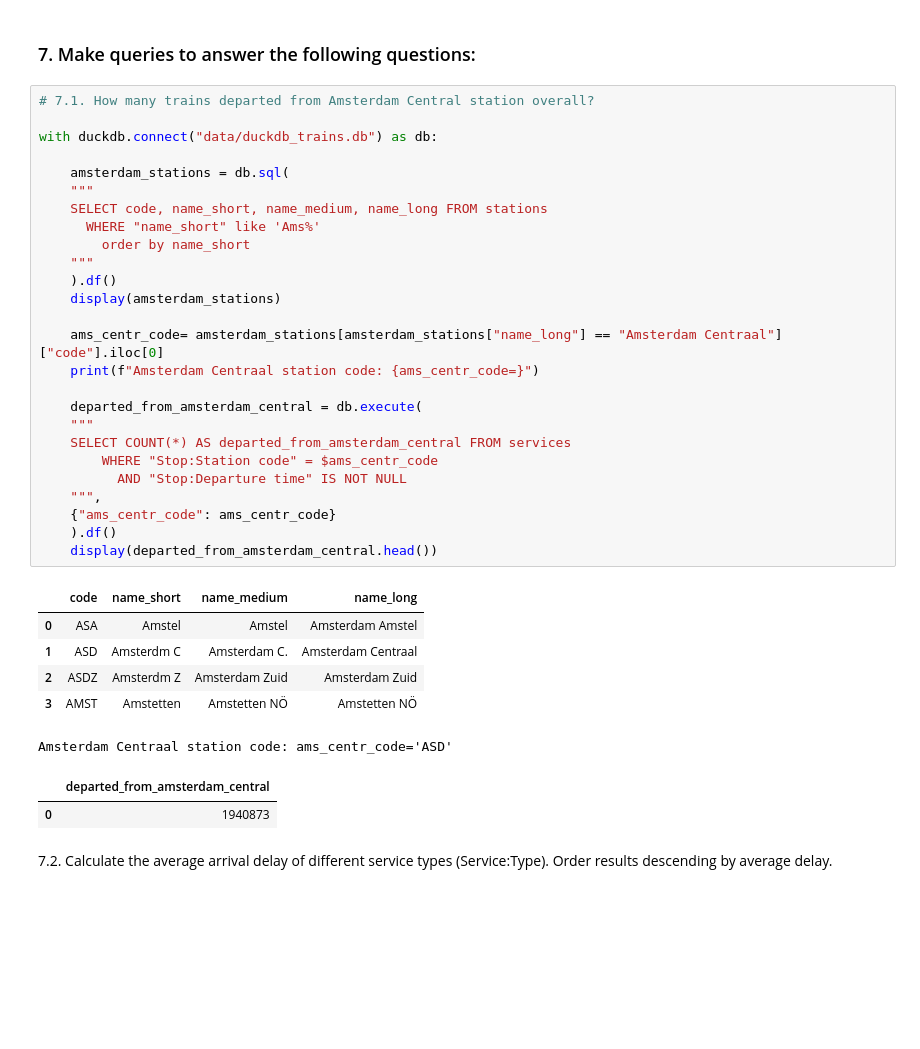
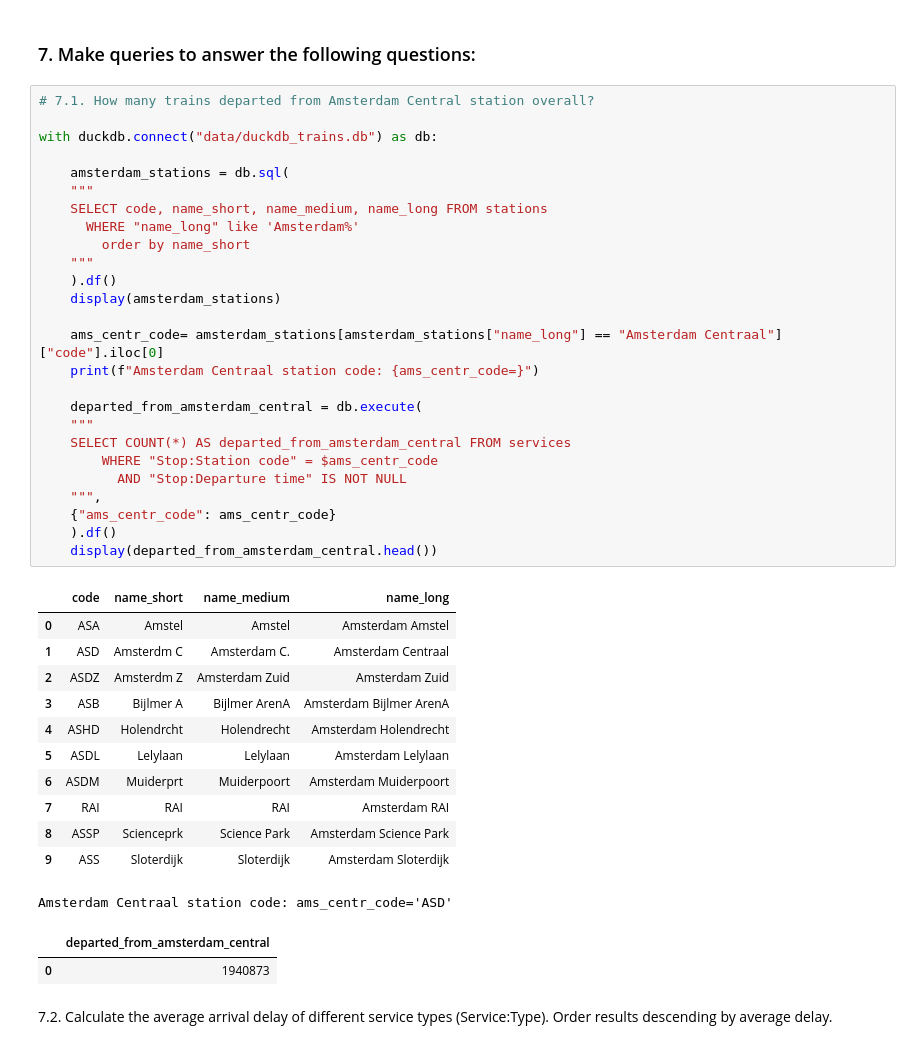
Before and after one commit to xiazek/issi_MLOps_lab, a Jupyter notebook: lab02/homework.ipynb, the cells around one changed output. Drawn from its saved outputs; the diff is of its cells as text; blank space fills up the shorter version.

Commit message:
Homework lab02: Amsterdam stations search fixed

```diff
--- a/lab02/homework.ipynb
+++ b/lab02/homework.ipynb
@@ -395,35 +395,41 @@ stations
 # %%
 # 7.1. How many trains departed from Amsterdam Central station overall?
 
 with duckdb.connect("data/duckdb_trains.db") as db:
 
     amsterdam_stations = db.sql(
     """
     SELECT code, name_short, name_medium, name_long FROM stations
-      WHERE "name_short" like 'Ams%'
+      WHERE "name_long" like 'Amsterdam%'
         order by name_short
     """
     ).df()
     display(amsterdam_stations)
 
     ams_centr_code= amsterdam_stations[amsterdam_stations["name_long"] == "Amsterdam Centraal"]["code"].iloc[0]
     print(f"Amsterdam Centraal station code: {ams_centr_code=}")
 
     departed_from_amsterdam_central = db.execute(
     """
     SELECT COUNT(*) AS departed_from_amsterdam_central FROM services
         WHERE "Stop:Station code" = $ams_centr_code
           AND "Stop:Departure time" IS NOT NULL
     """,
     {"ams_centr_code": ams_centr_code}
     ).df()
     display(departed_from_amsterdam_central.head())
 # %% [output]
 |  | code | name_short | name_medium | name_long |
 | 0 | ASA | Amstel | Amstel | Amsterdam Amstel |
 | 1 | ASD | Amsterdm C | Amsterdam C. | Amsterdam Centraal |
 | 2 | ASDZ | Amsterdm Z | Amsterdam Zuid | Amsterdam Zuid |
-| 3 | AMST | Amstetten | Amstetten NÖ | Amstetten NÖ |
+| 3 | ASB | Bijlmer A | Bijlmer ArenA | Amsterdam Bijlmer ArenA |
+| 4 | ASHD | Holendrcht | Holendrecht | Amsterdam Holendrecht |
+| 5 | ASDL | Lelylaan | Lelylaan | Amsterdam Lelylaan |
+| 6 | ASDM | Muiderprt | Muiderpoort | Amsterdam Muiderpoort |
+| 7 | RAI | RAI | RAI | Amsterdam RAI |
+| 8 | ASSP | Scienceprk | Science Park | Amsterdam Science Park |
+| 9 | ASS | Sloterdijk | Sloterdijk | Amsterdam Sloterdijk |
 Amsterdam Centraal station code: ams_centr_code='ASD'
 |  | departed_from_amsterdam_central |
 | 0 | 1940873 |
```
Also changed, not shown: parts of 1 cell of this notebook, 1 other file.
